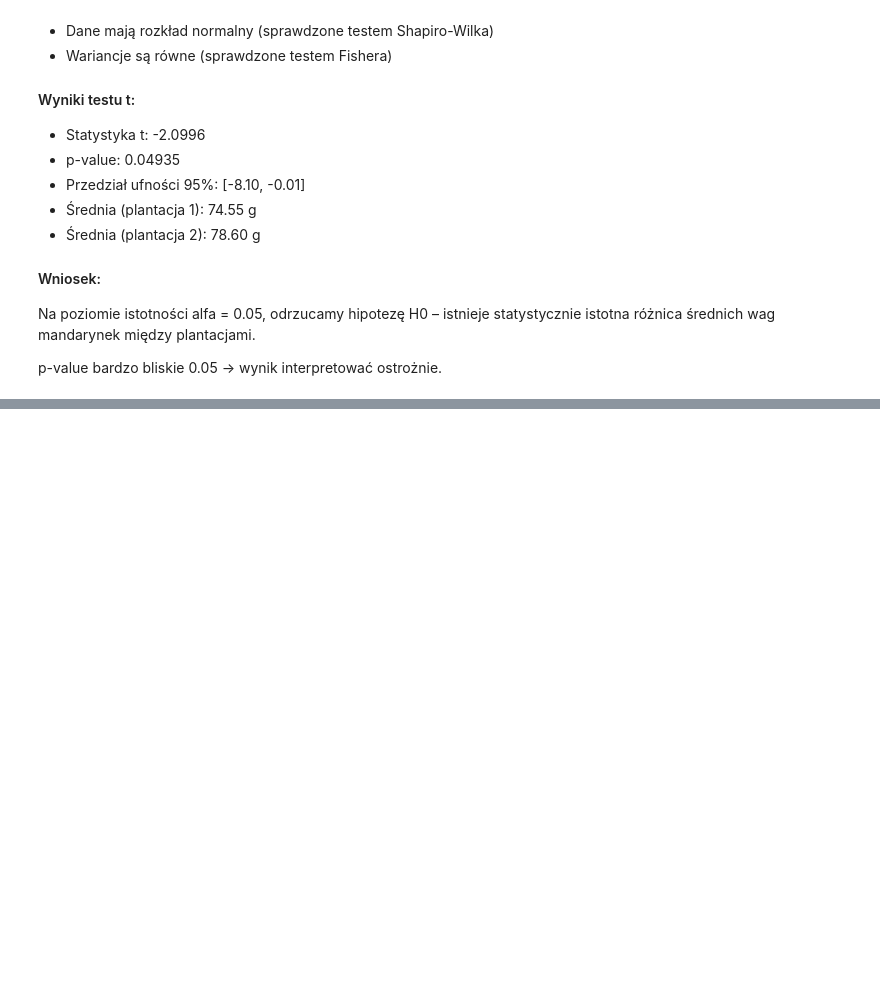
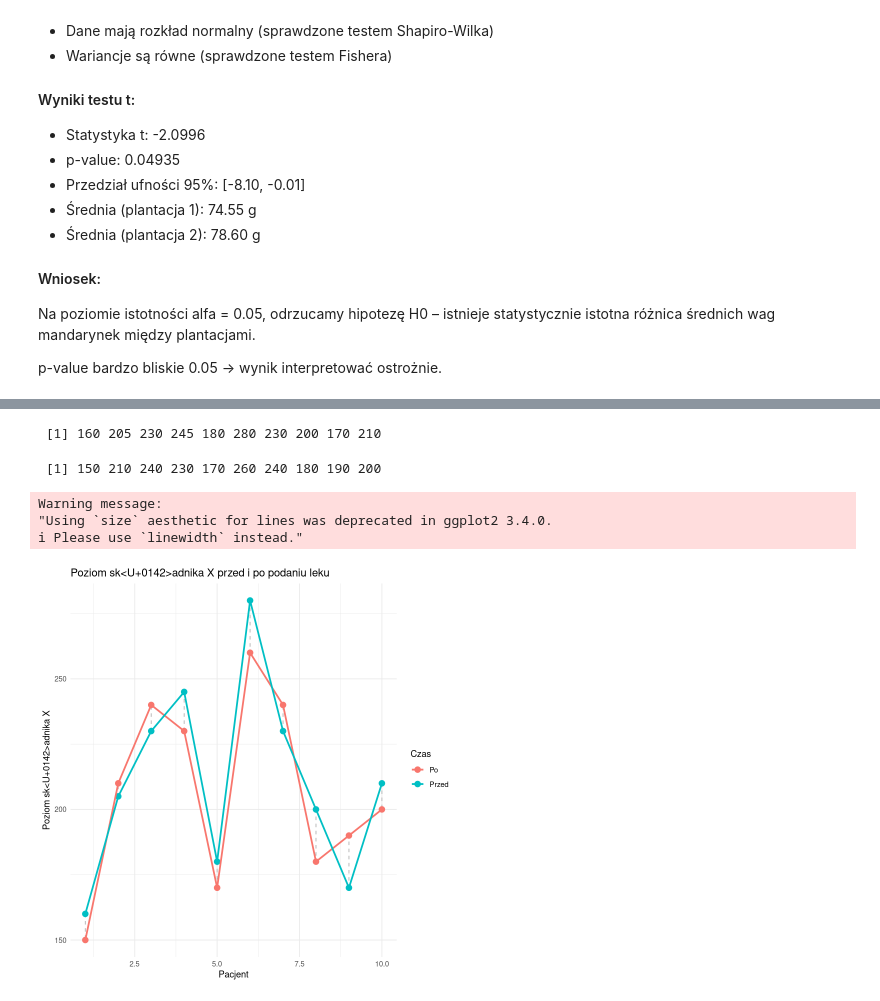
Before and after one commit to Kotmin/R-Planowanie-Eksperymentu, a Jupyter notebook: Praca_domowa_2.ipynb, the cells around one changed output, grey strips where cells are left out. Cells and saved outputs as stored; diff of their text form; code cells hidden in the pictures; blank space fills up the shorter version.

```diff
--- a/Praca_domowa_2.ipynb
+++ b/Praca_domowa_2.ipynb
@@ -145,0 +169,40 @@ p-value bardzo bliskie 0.05 → wynik interpretować ostrożnie.
+# %%
+przed <- c(160, 205, 230, 245, 180, 280, 230, 200, 170, 210)
+po    <- c(150, 210, 240, 230, 170, 260, 240, 180, 190, 200)
+# %%
+przed
+# %% [output]
+ [1] 160 205 230 245 180 280 230 200 170 210
+# %%
+po
+# %% [output]
+ [1] 150 210 240 230 170 260 240 180 190 200
+# %%
+# chcemy zwizualicować dane
+pacjenci <- 1:length(przed)
+df <- data.frame(
+  Pacjent = pacjenci,
+  Przed = przed,
+  Po = po
+)
+
+# Długa wersja danych
+library(tidyr)
+df_long <- pivot_longer(df, cols = c(Przed, Po), names_to = "Czas", values_to = "Wartosc")
+
+# Wykres
+library(ggplot2)
+ggplot(df_long, aes(x = Pacjent, y = Wartosc, color = Czas, group = Czas)) +
+  geom_line(aes(group = Pacjent), color = "gray70", linetype = "dashed") +
+  geom_point(size = 3) +
+  geom_line(size = 1) +
+  labs(title = "Poziom składnika X przed i po podaniu leku",
+       x = "Pacjent",
+       y = "Poziom składnika X",
+       color = "Czas") +
+  theme_minimal()
+# %% [output]
+Warning message:
+"Using `size` aesthetic for lines was deprecated in ggplot2 3.4.0.
+i Please use `linewidth` instead."
+[figure, added]
```
Also changed, not shown: parts of 8 cells of this notebook.
